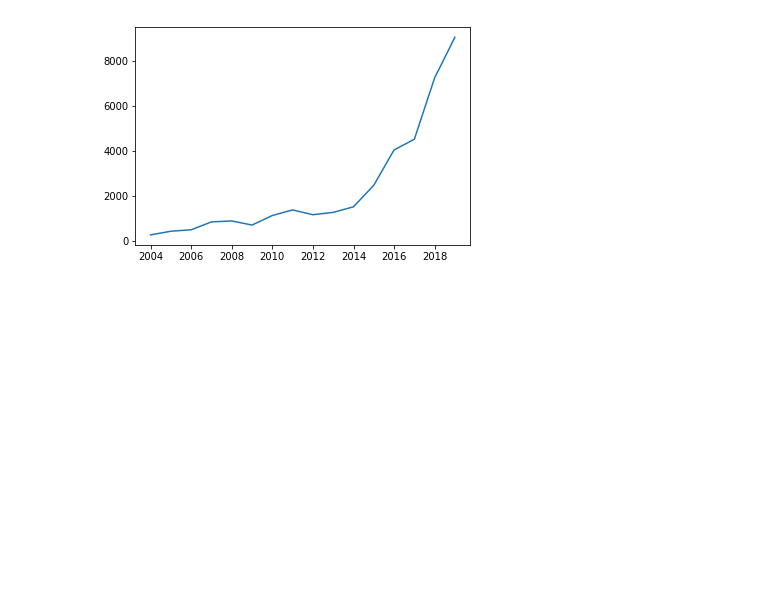
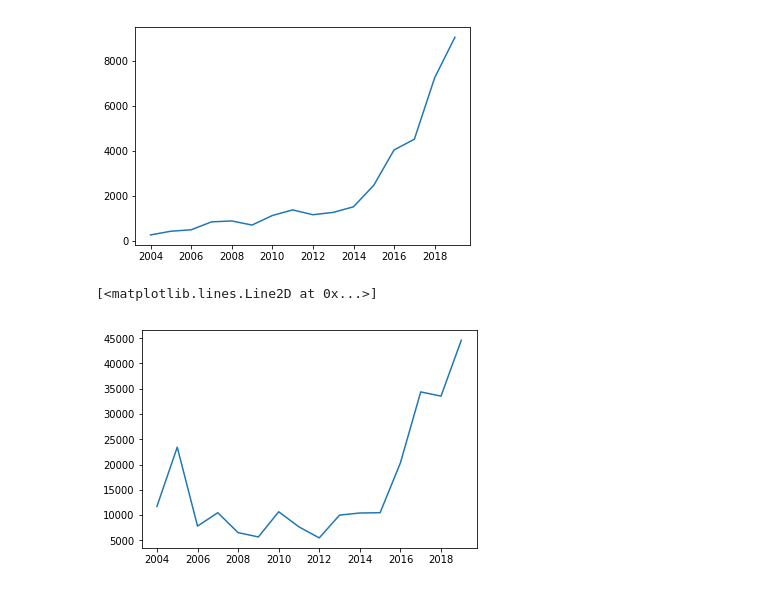
Before and after one commit to anurag19997/Pandas-Practice, a Jupyter notebook: 10minutestopandas.ipynb, the cells around one changed output. Drawn from its saved outputs; the diff is of its cells as text; code cells hidden in the pictures; blank space fills up the shorter version.

Commit message:
Added graph in 10 min code

```diff
--- a/10minutestopandas.ipynb
+++ b/10minutestopandas.ipynb
@@ -371,3 +371,10 @@ plt.plot(closed_on, closed_at.Close)
 # %% [output]
 [<matplotlib.lines.Line2D at 0x...>]
 [figure]
+# %%
+turnover_series = df2.resample('Y', on = 'Date')['Turnover (Lacs)'].mean().reset_index()
+turnover_series.head()
+plt.plot(turnover_series.Date, turnover_series['Turnover (Lacs)'])
+# %% [output]
+[<matplotlib.lines.Line2D at 0x...>]
+[figure, added]
```
